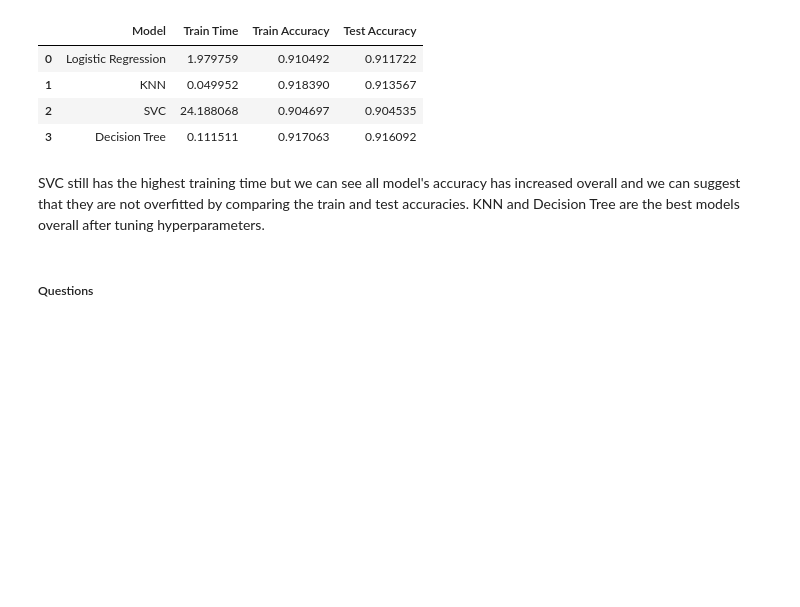
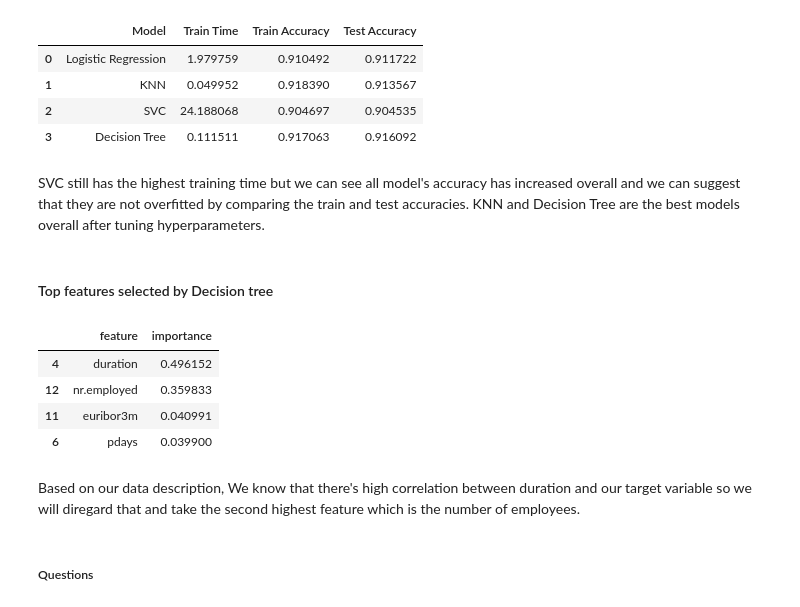
Before and after one commit to Ziggy-Z/Comparing-Classifiers, a Jupyter notebook: prompt_III.ipynb, the cells around one changed output. Cells and saved outputs as stored; diff of their text form; code cells hidden in the pictures; blank space fills up the shorter version.

```diff
--- a/prompt_III.ipynb
+++ b/prompt_III.ipynb
@@ -451,5 +451,31 @@ result
 | 3 | Decision Tree | 0.111511 | 0.917063 | 0.916092 |
 # %% [markdown]
 SVC still has the highest training time but we can see all model's accuracy has increased overall and we can suggest that they are not overfitted by comparing the train and test accuracies. KNN and Decision Tree are the best models overall after tuning hyperparameters.
+# %% [markdown]
+#### Top features selected by Decision tree
+# %%
+# Extract the best estimator
+best_model = grid_dt.best_estimator_
+
+# Get feature importances from the best model
+feature_importances = best_model.feature_importances_
+
+# Create a DataFrame to hold feature names and their importance
+features_df = pd.DataFrame({
+    'feature': X_train.columns,
+    'importance': feature_importances
+})
+
+# Sort the DataFrame by importance and get the top 3 features
+top_features = features_df.sort_values(by='importance', ascending=False).head(4)
+top_features
+# %% [output]
+|  | feature | importance |
+| 4 | duration | 0.496152 |
+| 12 | nr.employed | 0.359833 |
+| 11 | euribor3m | 0.040991 |
+| 6 | pdays | 0.039900 |
+# %% [markdown]
+Based on our data description, We know that there's high correlation between duration and our target variable so we will diregard that and take the second highest feature which is the number of employees.
 # %% [markdown]
 ##### Questions
```
